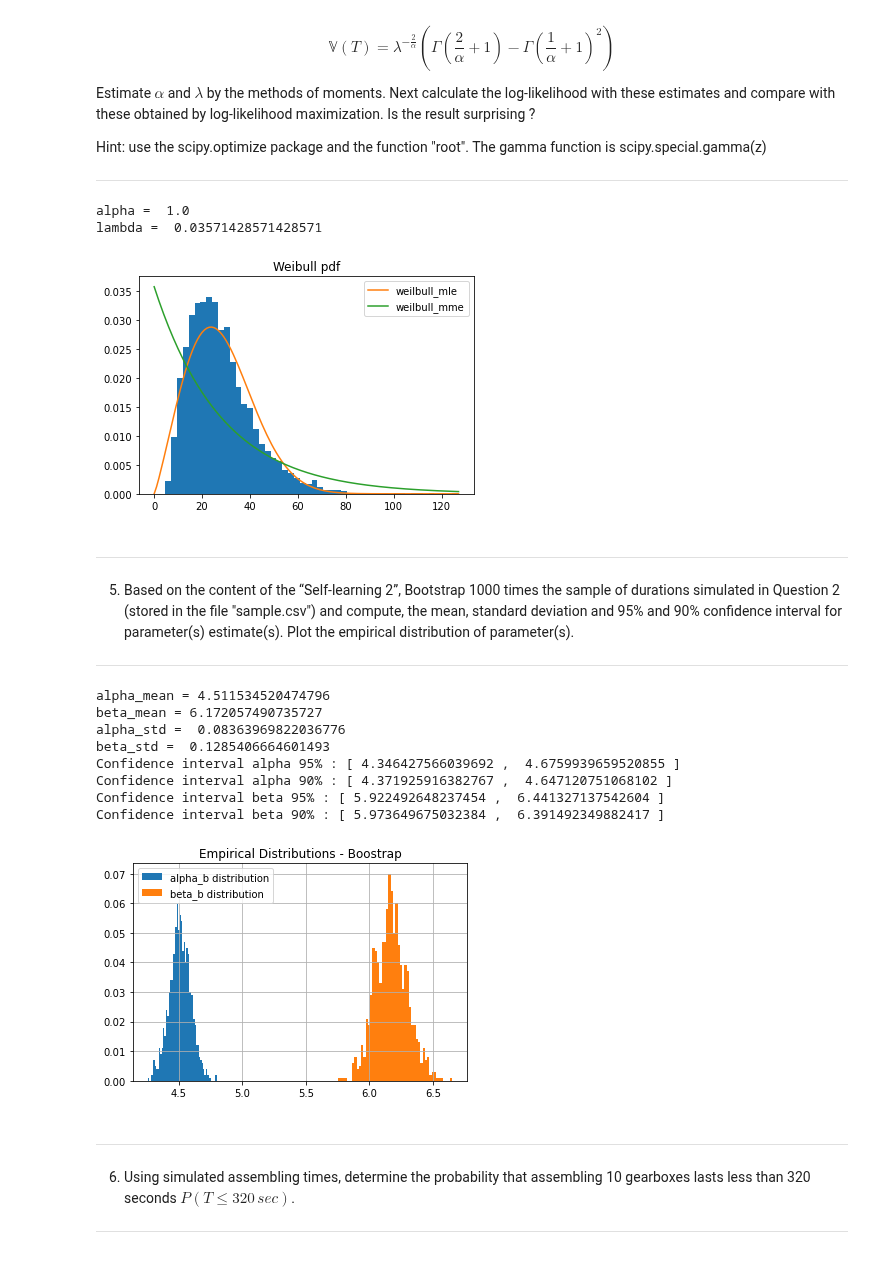
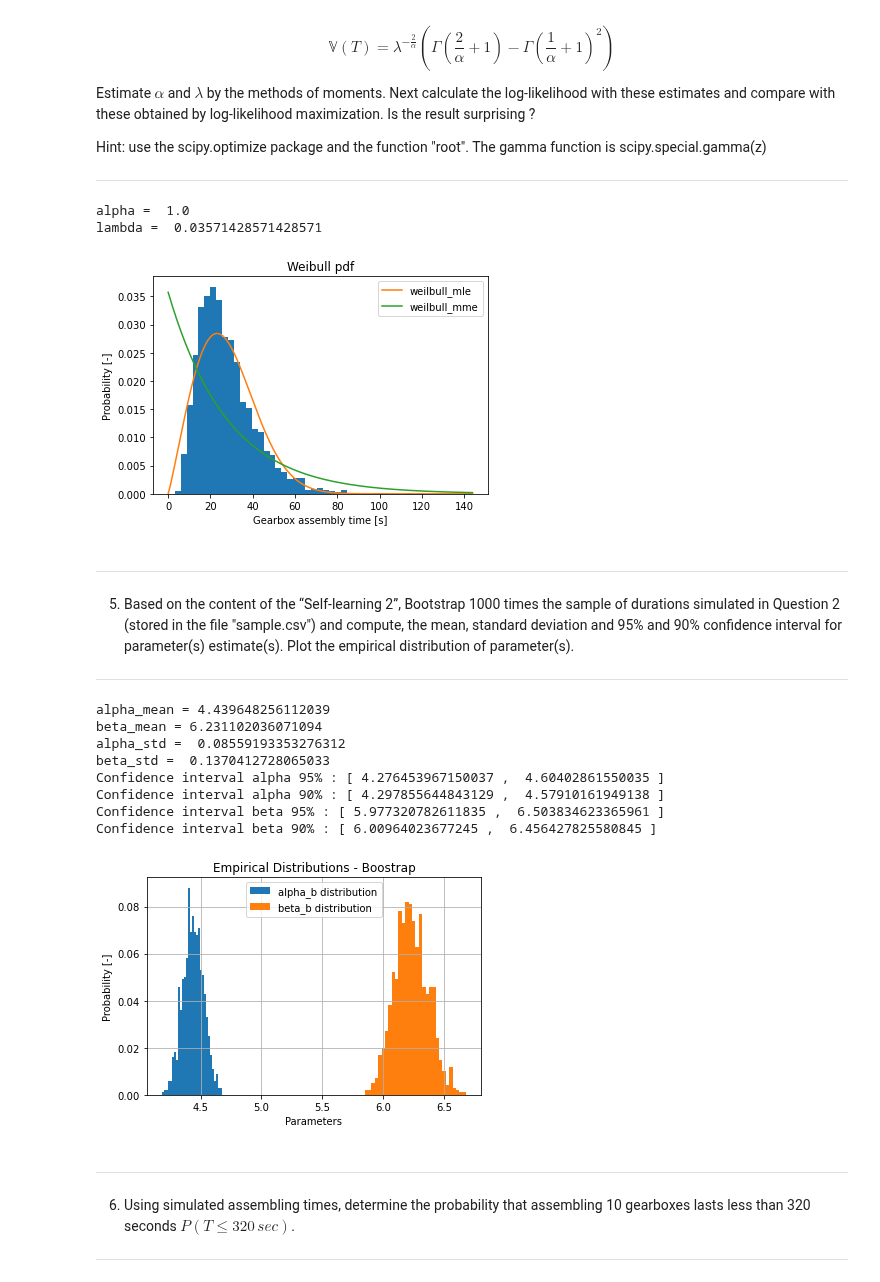
Before and after one commit to evandieren/Statistics-and-Data-Science-LEPL1109, a Jupyter notebook: Hackathon1.ipynb, the cells around one changed output. Saved outputs shown, nothing was run; the diff lists cells and outputs as text; code cells hidden in the pictures.

```diff
--- a/Hackathon1.ipynb
+++ b/Hackathon1.ipynb
@@ -264,11 +270,13 @@ plt.plot(weilbull_pdf, label="weilbull_mle")
 plt.plot(weilbull_pdf_mme, label="weilbull_mme")
 plt.legend()
 plt.title("Weibull pdf")
+plt.xlabel("Gearbox assembly time [s]")
+plt.ylabel("Probability [-]")
 plt.show()
 # %% [output]
 alpha =  1.0
 lambda =  0.03571428571428571
-[figure, old version]
+[figure, new version]
 # %% [markdown]
 ------------------------------------------------------------------------------------------------------
 
@@ -276,43 +284,43 @@ lambda =  0.03571428571428571
 
 ------------------------------------------------------------------------------------------------------
 # %%
-import seaborn as sns
-
 M = 1000 # Nombre de fois que l'on veut effectuer un bootstrap
 alpha_b = np.zeros(M)
 beta_b = np.zeros(M)
 for m in np.arange(0,M): # On effectue 1000 fois le bootstrap
     dat_b = random.choices(population=data, k=5000) # On rééchantillonne parmi l'échantillon issu de "sample.csv"
     [gamma_alpha,_,gamma_beta] = sc.gamma.fit(dat_b,floc=0) # On détermine les parammètres alpha et beta correspondants
     alpha_b[m] = gamma_alpha                                # par la log-likelihood maximization
     beta_b[m] = gamma_beta
 
 # Affichage des résultats
 print("alpha_mean =", np.mean(alpha_b))
 print("beta_mean =", np.mean(beta_b))
 print("alpha_std = ", np.std(alpha_b))
 print("beta_std = ", np.std(beta_b))
 print("Confidence interval alpha 95% : [", np.quantile(alpha_b,q=0.025), ", ",  np.quantile(alpha_b,q=0.975), "]")
 print("Confidence interval alpha 90% : [", np.quantile(alpha_b,q=0.05), ", ",  np.quantile(alpha_b,q=0.95), "]")
 print("Confidence interval beta 95% : [", np.quantile(beta_b,q=0.025), ", ",  np.quantile(beta_b,q=0.975), "]")
 print("Confidence interval beta 90% : [", np.quantile(beta_b,q=0.05), ", ",  np.quantile(beta_b,q=0.95), "]")
 
 #Plot des distributions empiriques
-plt.hist(alpha_b,bins=50, weights=np.ones(len(alpha_b)) / len(alpha_b), density=False, label="alpha_b distribution") ;
-plt.hist(beta_b,bins=50, weights=np.ones(len(beta_b)) / len(beta_b), density=False, label="beta_b distribution") ;
+plt.hist(alpha_b,bins=30, weights=np.ones(len(alpha_b)) / len(alpha_b), label="alpha_b distribution") ;
+plt.hist(beta_b,bins=30, weights=np.ones(len(beta_b)) / len(beta_b),label="beta_b distribution") ;
 plt.legend()
 plt.title("Empirical Distributions - Boostrap")
+plt.xlabel("Parameters")
+plt.ylabel("Probability [-]")
 plt.grid(True)
 # %% [output]
-alpha_mean = 4.511534520474796
-beta_mean = 6.172057490735727
-alpha_std =  0.08363969822036776
-beta_std =  0.1285406664601493
-Confidence interval alpha 95% : [ 4.346427566039692 ,  4.6759939659520855 ]
-Confidence interval alpha 90% : [ 4.371925916382767 ,  4.647120751068102 ]
-Confidence interval beta 95% : [ 5.922492648237454 ,  6.441327137542604 ]
-Confidence interval beta 90% : [ 5.973649675032384 ,  6.391492349882417 ]
+alpha_mean = 4.439648256112039
+beta_mean = 6.231102036071094
+alpha_std =  0.08559193353276312
+beta_std =  0.1370412728065033
+Confidence interval alpha 95% : [ 4.276453967150037 ,  4.60402861550035 ]
+Confidence interval alpha 90% : [ 4.297855644843129 ,  4.57910161949138 ]
+Confidence interval beta 95% : [ 5.977320782611835 ,  6.503834623365961 ]
+Confidence interval beta 90% : [ 6.00964023677245 ,  6.456427825580845 ]
-[figure, old version]
+[figure, new version]
 # %% [markdown]
 -----------------------------------------------------------------------------------------------------
 
```
Also changed, not shown: parts of 11 cells of this notebook, 1 other file.
